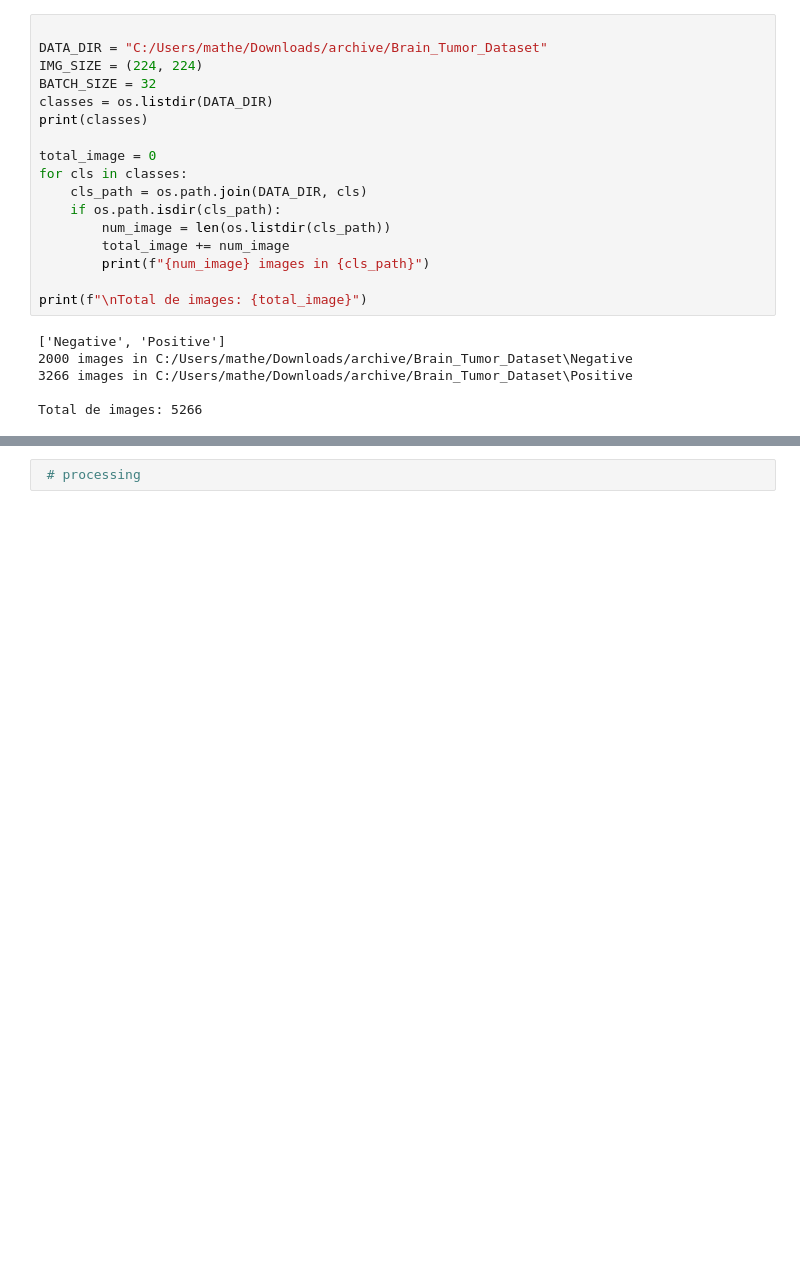
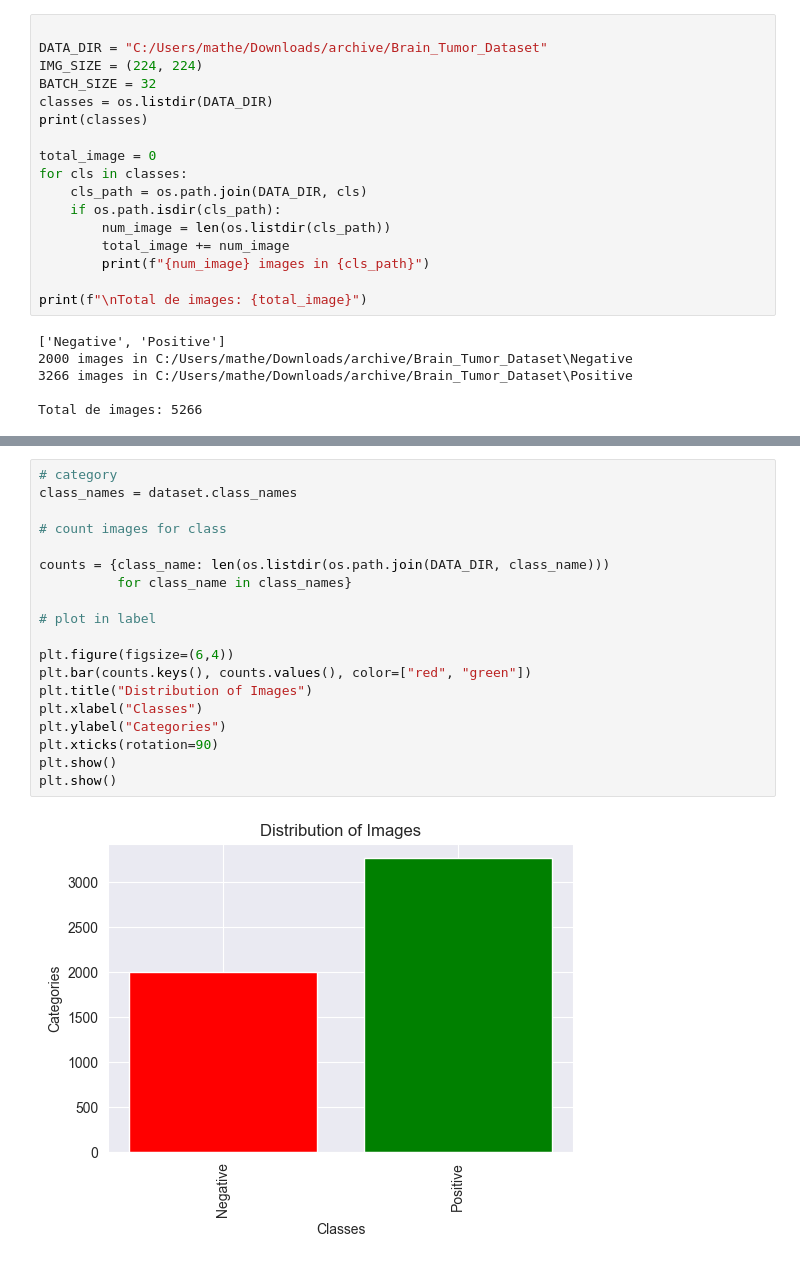
Before and after one commit to Letieri1008/Brain-Turmo-Dataset-Kaggle-, a Jupyter notebook: jupyternotebook.ipynb, the cells around one changed output, grey strips where cells are left out. Saved outputs shown, nothing was run; the diff lists cells and outputs as text; blank space fills up the shorter version.

```diff
--- a/jupyternotebook.ipynb
+++ b/jupyternotebook.ipynb
@@ -81,2 +90,21 @@ Found 5266 files belonging to 2 classes.
-# %%
- # processing
+# %%
+# category
+class_names = dataset.class_names
+
+# count images for class
+
+counts = {class_name: len(os.listdir(os.path.join(DATA_DIR, class_name)))
+          for class_name in class_names}
+
+# plot in label
+
+plt.figure(figsize=(6,4))
+plt.bar(counts.keys(), counts.values(), color=["red", "green"])
+plt.title("Distribution of Images")
+plt.xlabel("Classes")
+plt.ylabel("Categories")
+plt.xticks(rotation=90)
+plt.show()
+plt.show()
+# %% [output]
+[figure, added]
```
Also changed, not shown: parts of 5 cells of this notebook.
